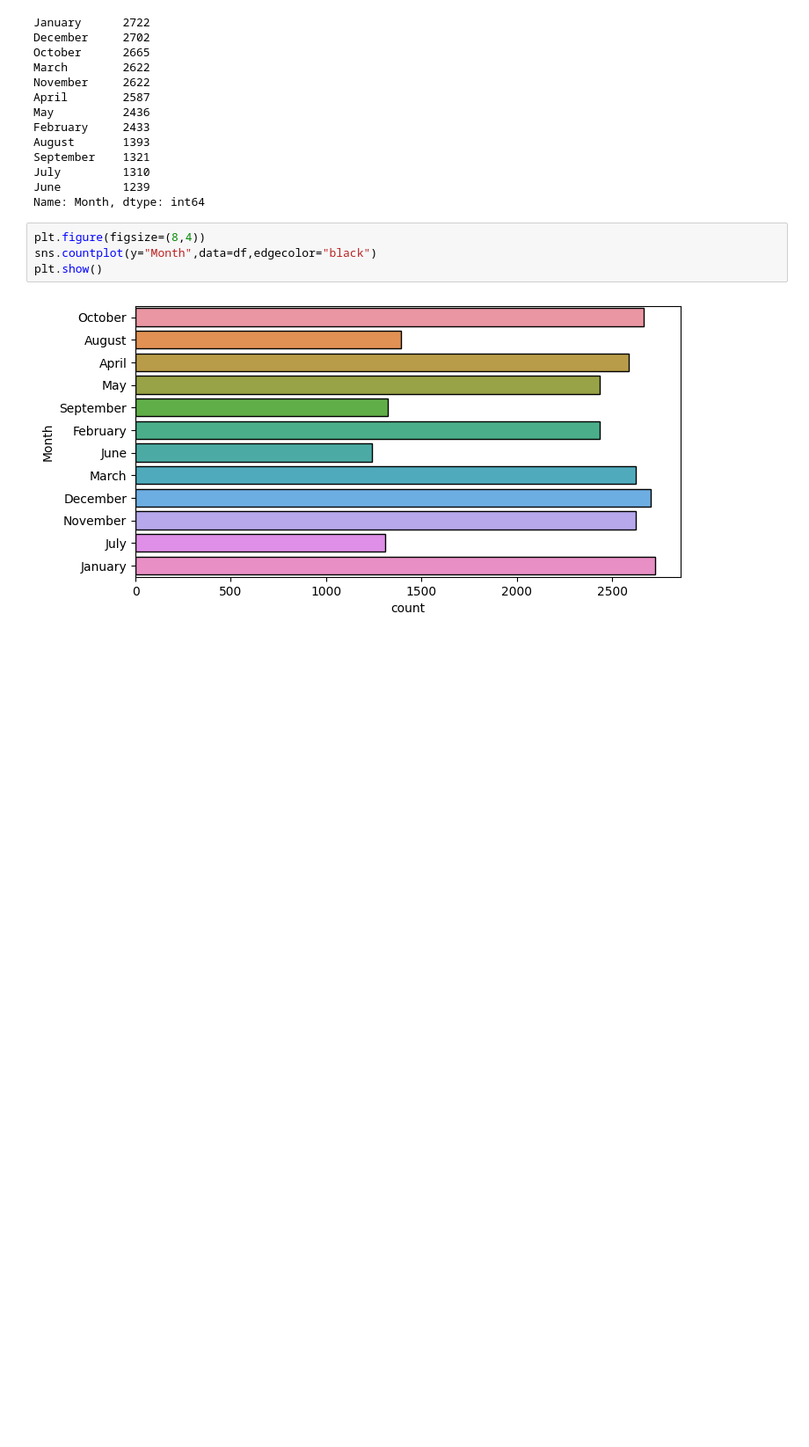
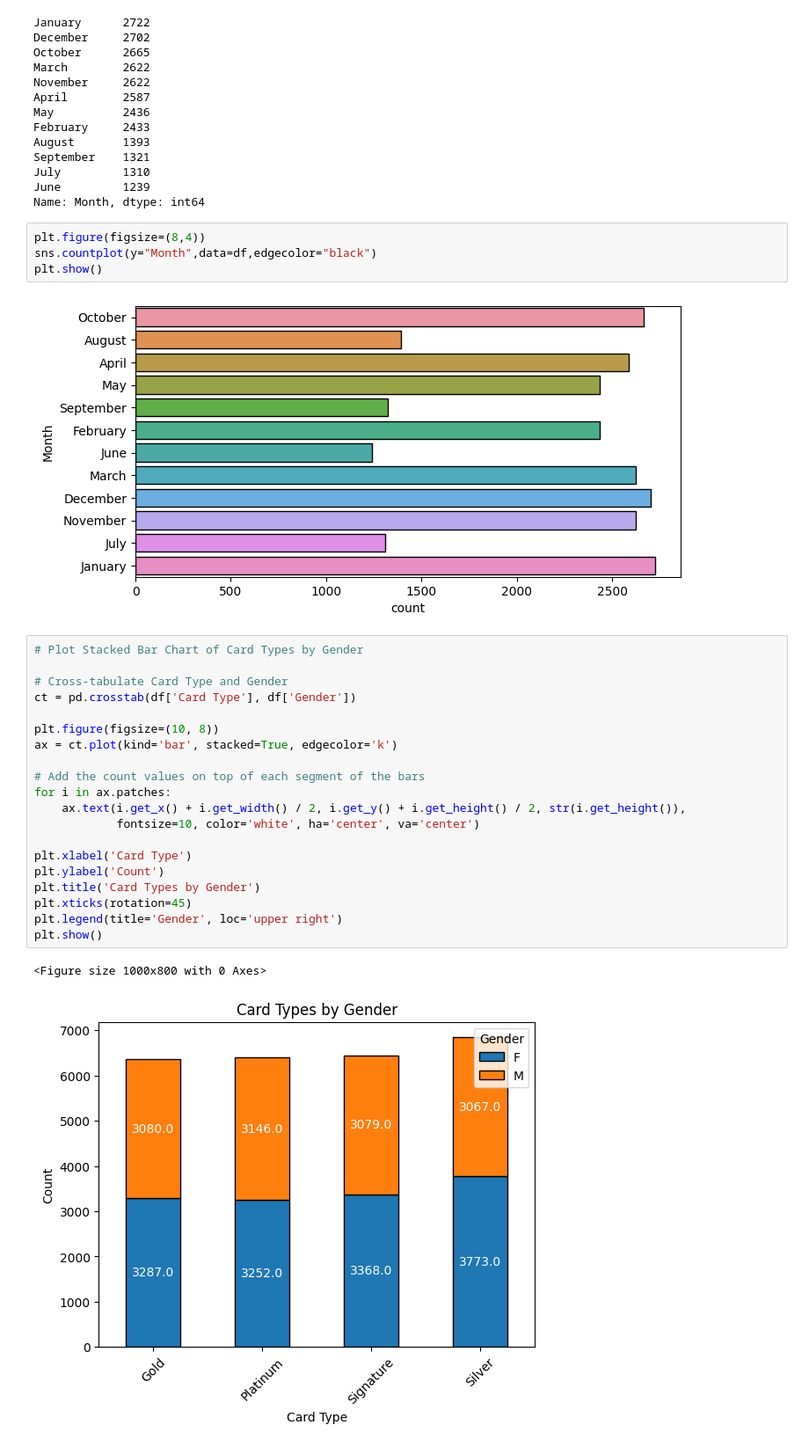
Before and after one commit to gu12934/LHL_Final_Capstone_Project, a Jupyter notebook: src/modules/EDA.ipynb, the cells around one changed output. Shown at 88% size. Drawn from its saved outputs; the diff is of its cells as text; blank space fills up the shorter version.

```diff
--- a/src/modules/EDA.ipynb
+++ b/src/modules/EDA.ipynb
@@ -125,3 +125,26 @@ sns.countplot(y="Month",data=df,edgecolor="black")
 plt.show()
 # %% [output]
 [figure]
+# %%
+# Plot Stacked Bar Chart of Card Types by Gender
+
+# Cross-tabulate Card Type and Gender
+ct = pd.crosstab(df['Card Type'], df['Gender'])
+
+plt.figure(figsize=(10, 8))
+ax = ct.plot(kind='bar', stacked=True, edgecolor='k')
+
+# Add the count values on top of each segment of the bars
+for i in ax.patches:
+    ax.text(i.get_x() + i.get_width() / 2, i.get_y() + i.get_height() / 2, str(i.get_height()),
+            fontsize=10, color='white', ha='center', va='center')
+
+plt.xlabel('Card Type')
+plt.ylabel('Count')
+plt.title('Card Types by Gender')
+plt.xticks(rotation=45)
+plt.legend(title='Gender', loc='upper right')
+plt.show()
+# %% [output]
+<Figure size 1000x800 with 0 Axes>
+[figure, added]
```
